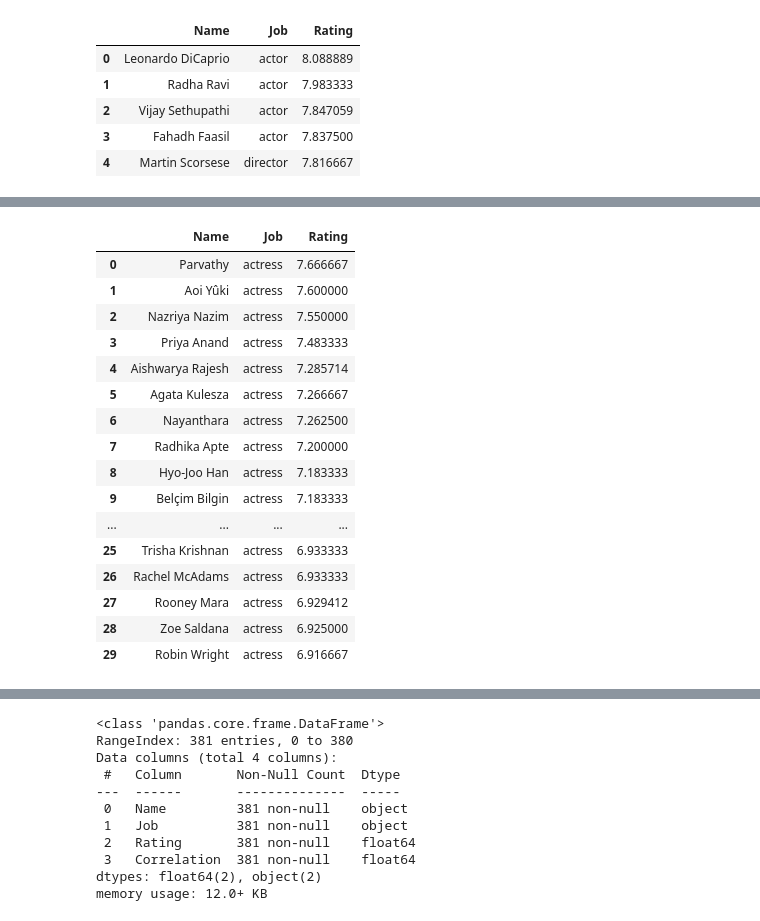
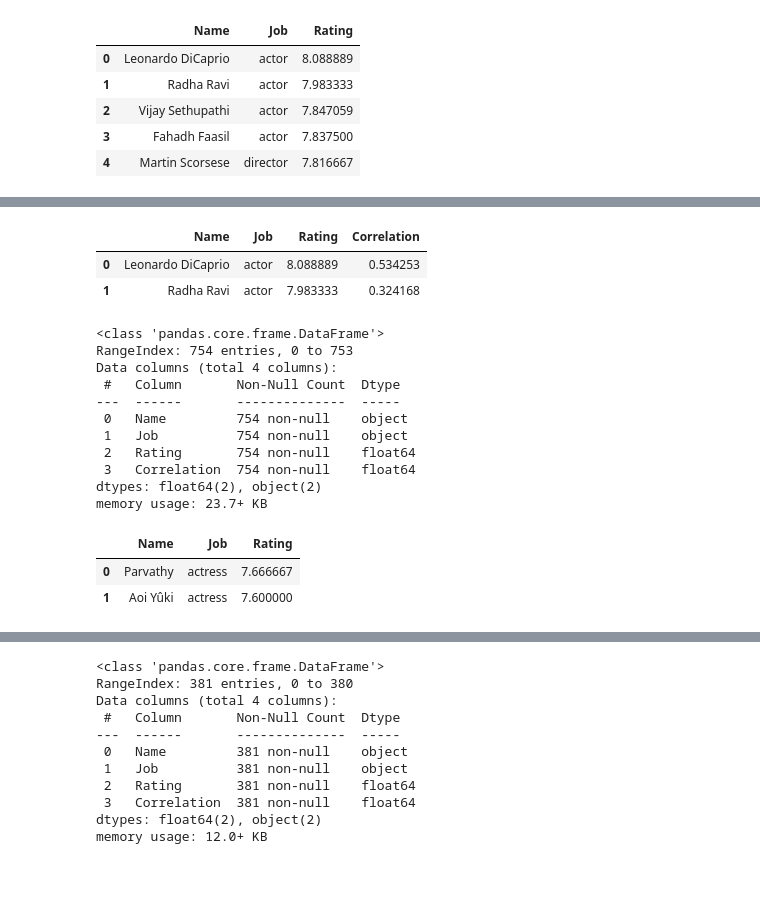
Before and after one commit to charlesmpan/FilmStudioMovieRec, a Jupyter notebook: final_notebook_cpan.ipynb, the cells around one changed output, grey strips where cells are left out. Cells and saved outputs as stored; diff of their text form; code cells hidden in the pictures; blank space fills up the shorter version.

```diff
--- a/final_notebook_cpan.ipynb
+++ b/final_notebook_cpan.ipynb
@@ -822,23 +767,31 @@ imdb_actors.head(20)
+# %%
+imdb_actors['Correlation'] = actors_corr
+imdb_actors.head(2)
+#adding correlation to it
+# %% [output]
+|  | Name | Job | Rating | Correlation |
+| 0 | Leonardo DiCaprio | actor | 8.088889 | 0.534253 |
+| 1 | Radha Ravi | actor | 7.983333 | 0.324168 |
+# %%
+imdb_actors.info() #nice
+# %% [output]
+<class 'pandas.core.frame.DataFrame'>
+RangeIndex: 754 entries, 0 to 753
+Data columns (total 4 columns):
+ #   Column       Non-Null Count  Dtype
+---  ------       --------------  -----
+ 0   Name         754 non-null    object
+ 1   Job          754 non-null    object
+ 2   Rating       754 non-null    float64
+ 3   Correlation  754 non-null    float64
+dtypes: float64(2), object(2)
+memory usage: 23.7+ KB
 # %%
 imdb_actress = imdb_names.loc[imdb_names['Job']=='actress'].reset_index(drop=True)
-imdb_actress.head(30) #Actress
+imdb_actress.head(2) #Actress only
 # %% [output]
 |  | Name | Job | Rating |
 | 0 | Parvathy | actress | 7.666667 |
 | 1 | Aoi Yûki | actress | 7.600000 |
-| 2 | Nazriya Nazim | actress | 7.550000 |
-| 3 | Priya Anand | actress | 7.483333 |
-| 4 | Aishwarya Rajesh | actress | 7.285714 |
-| 5 | Agata Kulesza | actress | 7.266667 |
-| 6 | Nayanthara | actress | 7.262500 |
-| 7 | Radhika Apte | actress | 7.200000 |
-| 8 | Hyo-Joo Han | actress | 7.183333 |
-| 9 | Belçim Bilgin | actress | 7.183333 |
-| ... | ... | ... | ... |
-| 25 | Trisha Krishnan | actress | 6.933333 |
-| 26 | Rachel McAdams | actress | 6.933333 |
-| 27 | Rooney Mara | actress | 6.929412 |
-| 28 | Zoe Saldana | actress | 6.925000 |
-| 29 | Robin Wright | actress | 6.916667 |
 # %%
 actress_corr = pd.DataFrame({'Correlation':[imdb_work.loc[imdb_work['Name'] == actress]['MovieYear'].corr(imdb_work.loc[imdb_work['Name'] == actress]['AvgRating']) for actress in imdb_actress['Name']]})
```
Also changed, not shown: parts of 34 cells of this notebook.
